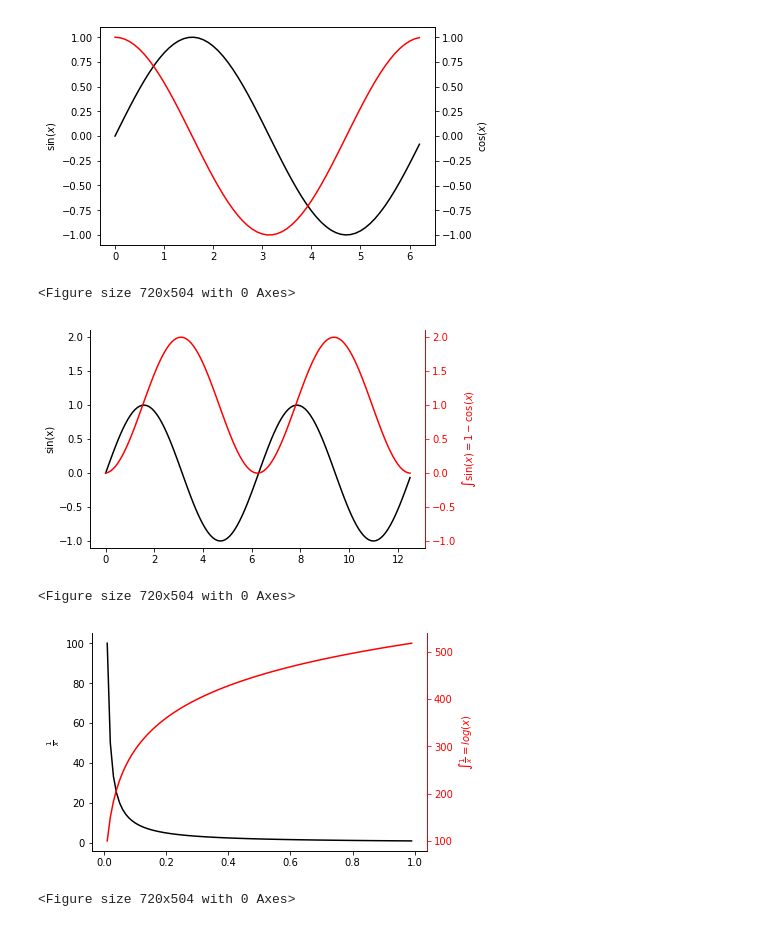
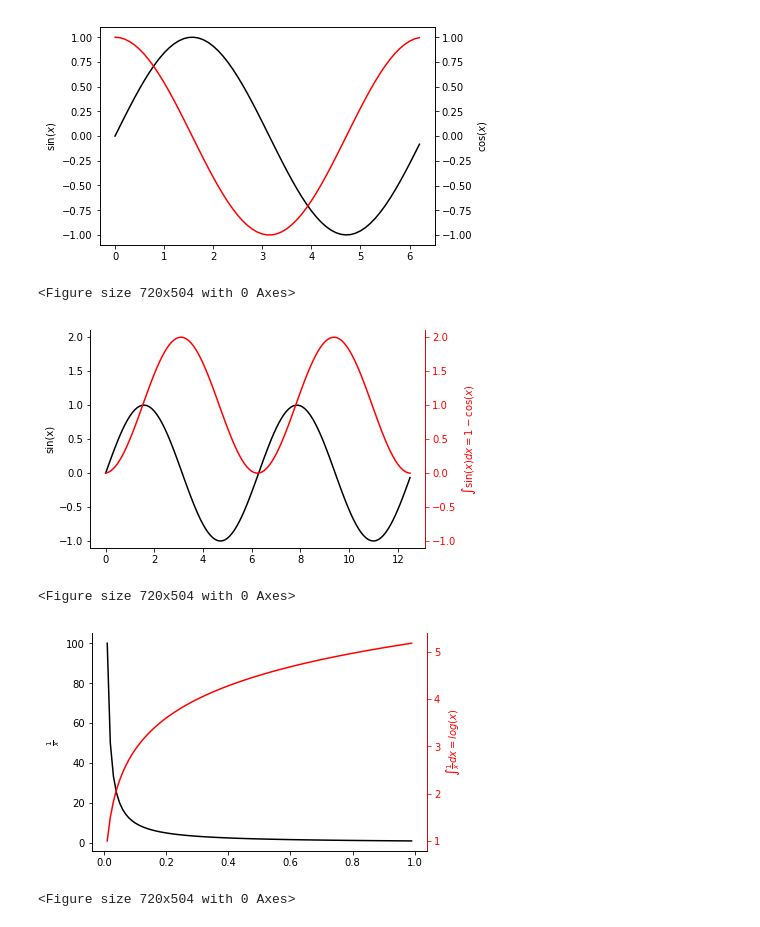
Before and after one commit to YutoOhno/MultipleAxes, a Jupyter notebook: MultipleAxes.ipynb, the cells around one changed output. Cells and saved outputs as stored; diff of their text form; code cells hidden in the pictures.

```diff
--- a/MultipleAxes.ipynb
+++ b/MultipleAxes.ipynb
@@ -37,38 +37,38 @@ integral.plot(x, Y, color = 'red')
 integral.set_ylim(-1.1, 2.1)
 integral.spines['right'].set_color('red') # integral軸の色を変える
 integral.tick_params(axis = 'y', colors ='red')# integral軸の目盛りの色を変える
-integral.set_ylabel(r'$\int \sin(x) = 1-\cos(x)$', color = 'red')
+integral.set_ylabel(r'$\int \sin(x) dx = 1-\cos(x)$', color = 'red')
 
 
 value.spines['top'].set_alpha(0) # valueに対する上の枠線を消す
 integral.spines['top'].set_alpha(0) # integralに対する上の枠線を消す
-#plt.savefig('sin_integral.png', bbox_inches="tight")
+# plt.savefig('sin_integral.png', bbox_inches="tight")
 # %% [output]
 <Figure size 720x504 with 0 Axes>
-[figure, old version]
+[figure, new version]
 # %%
 plt.figure(figsize=(10,7))
 fig, value = plt.subplots()
 integral = value.twinx()
 
 x = np.arange(0.01, 1, 0.01)
 y = np.reciprocal(x)
 value.plot(x, y, color='black')
 value.set_ylabel(r'$\frac{1}{x}$')
 
-Y = np.cumsum(y) # 配列の各要素を足し合わせる
+Y = np.cumsum(y*0.01) # 配列の各要素を足し合わせる
 integral.plot(x, Y, color='red')
 integral.spines['right'].set_color('red')
 integral.tick_params(axis = 'y', colors ='red')
-integral.set_ylabel(r'$\int \frac{1}{x} = log(x)$', color = 'red')
+integral.set_ylabel(r'$\int \frac{1}{x}dx = log(x)$', color = 'red')
 
 
 value.spines['top'].set_alpha(0)
 integral.spines['top'].set_alpha(0)
 # plt.savefig('reciprocal.png', bbox_inches="tight")
 # %% [output]
 <Figure size 720x504 with 0 Axes>
-[figure, old version]
+[figure, new version]
 # %%
 plt.figure(figsize=(10,7))
 fig, value = plt.subplots()
```
Also changed, not shown: parts of 1 cell of this notebook, 3 other files.
